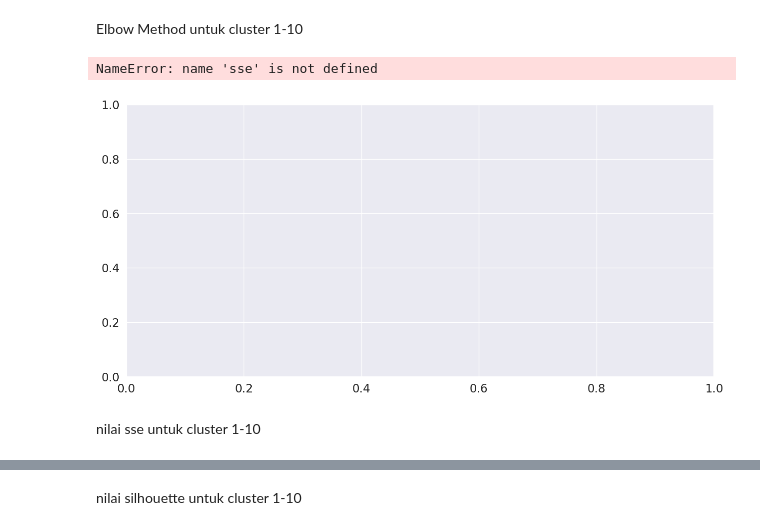
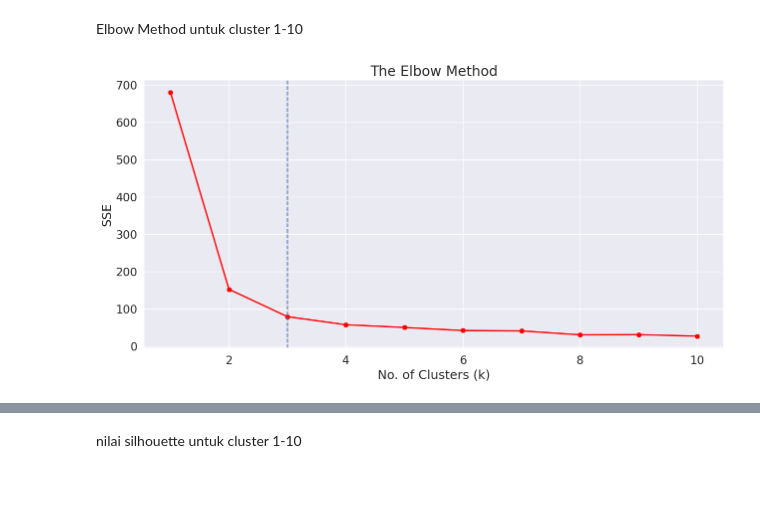
Before and after one commit to AqbilBarakaa/pendata, a Jupyter notebook: pendata/_build/jupyter_execute/K-Means_Clustering.ipynb, the cells around one changed output, grey strips where cells are left out. Cells and saved outputs as stored; diff of their text form; code cells hidden in the pictures; blank space fills up the shorter version.

```diff
--- a/pendata/_build/jupyter_execute/K-Means_Clustering.ipynb
+++ b/pendata/_build/jupyter_execute/K-Means_Clustering.ipynb
@@ -72,7 +72,7 @@ from sklearn.preprocessing import StandardScaler
 # %% [markdown]
 Loading & Read the Dataset
 # %%
-data = pd.read_csv('iris_dataset.csv')
+data = pd.read_csv('iris_dataset_baru.csv')
 print("Dataset loaded successfully")
 data
 # %% [output]
@@ -207,5 +214,6 @@ plt.show()
 # %% [markdown]
 Training data
 # %%
-X.head()
+X = data.drop(columns=["class"]).values
+print(X)
 # %% [output]
@@ -232,13 +274,10 @@ Elbow Method untuk cluster 1-10
 # %%
 ax = plt.subplots(figsize=(15,7))
 ax = plt.plot(range(1,11),sse, linewidth=2, color="red", marker ="8")
 plt.axvline(x=3, ls='--')
-plt.ylabel('WCSS')
+plt.ylabel('SSE')
 plt.xlabel('No. of Clusters (k)')
 plt.title('The Elbow Method', fontsize = 20)
 plt.show()
 # %% [output]
-NameError: name 'sse' is not defined
-[figure, old version]
+[figure, new version]
-# %% [markdown]
-nilai sse untuk cluster 1-10
```
Also changed, not shown: parts of 28 cells of this notebook, 16 other files.
